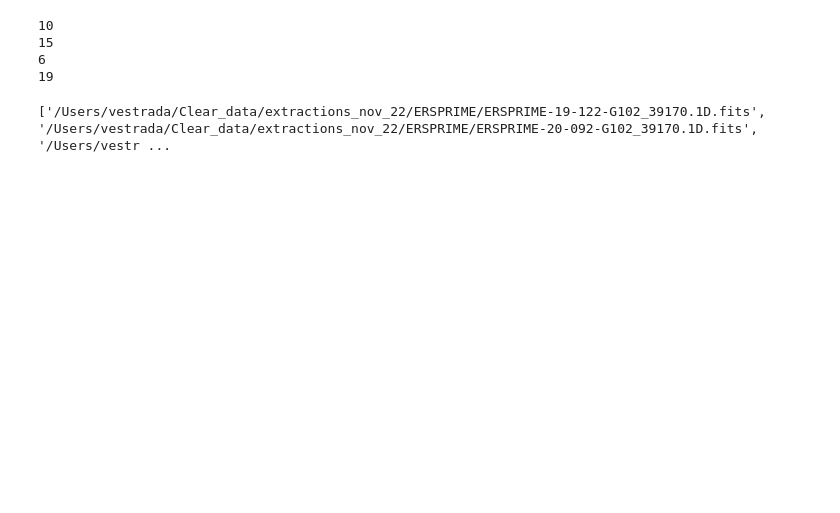
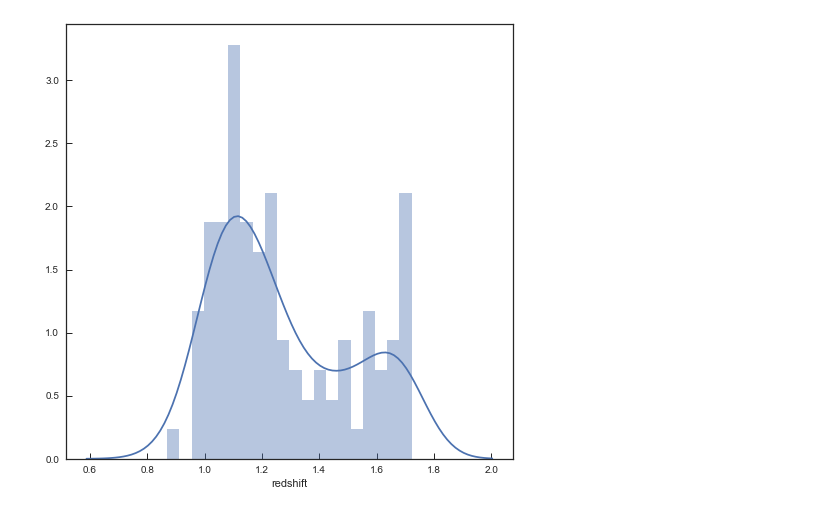
Before and after one commit to Vince-ec/Quiescent_analysis, a Jupyter notebook: scripts/Spectra_exam.ipynb, the cells around one changed output. Drawn from its saved outputs; the diff is of its cells as text; code cells hidden in the pictures; blank space fills up the shorter version.

```diff
--- a/scripts/Spectra_exam.ipynb
+++ b/scripts/Spectra_exam.ipynb
@@ -11,45 +11,3 @@ from glob import glob
 sea.set(style='white')
 sea.set(style='ticks')
 sea.set_style({"xtick.direction": "in","ytick.direction": "in"})
-# %%
-ids,speclist,lmass,rshift,rad,sig,comp=np.array(Readfile('masslist_mar22.dat',is_float=False))
-lmass,rshift,rad,sig,comp=np.array([lmass,rshift,rad,sig,comp]).astype(float)
-
-IDc=[]  # compact sample
-IDd=[]  # diffuse sample
-
-IDmL=[]  # low mass sample
-IDmH=[]  # high mass sample
-
-for i in range(len(ids)):
-    if 0.11 < comp[i]:
-        IDd.append(i)
-    if 0.11 > comp[i]:
-        IDc.append(i)
-    if 10.931 > lmass[i]:
-        IDmL.append(i)
-    if 10.931 < lmass[i]:
-        IDmH.append(i)
-
-metal=np.arange(0.002,0.031,0.001)
-age=np.arange(.5,6.1,.1)
-tau=[0,8.0, 8.3, 8.48, 8.6, 8.7, 8.78, 8.85, 8.9, 8.95, 9.0, 9.04, 9.08, 9.11, 9.15, 9.18, 9.2, 9.23, 9.26, 9.28,
-     9.3, 9.32, 9.34, 9.36, 9.38, 9.4, 9.41, 9.43, 9.45, 9.46, 9.48]
-M,A=np.meshgrid(metal,age)
-
-print len(IDc)
-print len(IDd)
-
-print len(IDmH)
-print len(IDmL)
-# %% [output]
-10
-15
-6
-19
-# %%
-glist=glob('/Users/vestrada/Clear_data/extractions_nov_22/ERSPRIME/*39170*1D*')[:-1]
-
-print glist
-# %% [output]
-['/Users/vestrada/Clear_data/extractions_nov_22/ERSPRIME/ERSPRIME-19-122-G102_39170.1D.fits', '/Users/vestrada/Clear_data/extractions_nov_22/ERSPRIME/ERSPRIME-20-092-G102_39170.1D.fits', '/Users/vestr ...
@@ -55,0 +49,11 @@ print glist
+# %%
+qgalDB = pd.read_pickle('../data/quiescent_gal_DB.pkl')
+good_gals = list(qgalDB[qgalDB['in_data'] == True][qgalDB['agn'] == False]['gids'])
+# %%
+%matplotlib inline
+plt.figure(figsize=[8,8])
+sea.distplot(qgalDB[qgalDB['in_data'] == True][qgalDB['agn'] == False]['redshift'],bins=20)
+plt.show()
+plt.close()
+# %% [output]
+[figure, added]
```
Also changed, not shown: parts of 15 cells of this notebook, 7 other files.
